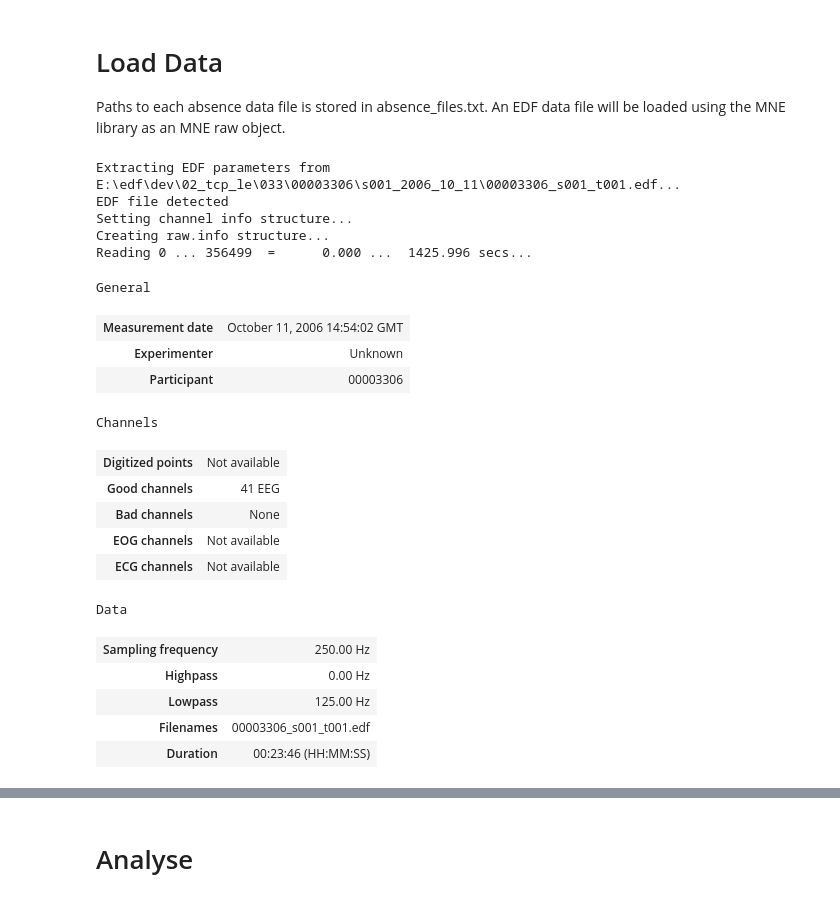
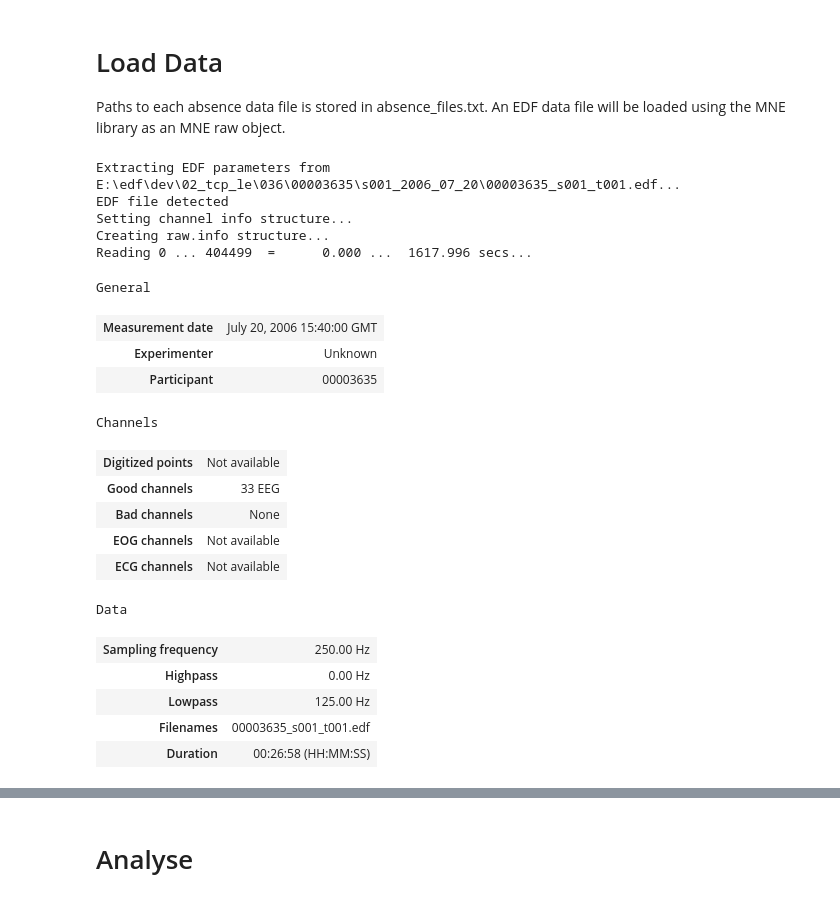
Before and after one commit to Loic017/TinyML-for-Epileptic-Seizures, a Jupyter notebook: eeg_absence_extracting.ipynb, the cells around one changed output, grey strips where cells are left out. Drawn from its saved outputs; the diff is of its cells as text; code cells hidden in the pictures.

```diff
--- a/eeg_absence_extracting.ipynb
+++ b/eeg_absence_extracting.ipynb
@@ -28,21 +37,21 @@ def loadData(seizure_idx):
     raw_edf = mne.io.read_raw_edf(ABSENCE_FILES_NAMES[seizure_idx])
     return raw_edf
 # %%
-raw_edf = loadData(0)
+raw_edf = loadData(1)
 raw_edf.load_data()
 # %% [output]
-Extracting EDF parameters from E:\edf\dev\02_tcp_le\033\00003306\s001_2006_10_11\00003306_s001_t001.edf...
+Extracting EDF parameters from E:\edf\dev\02_tcp_le\036\00003635\s001_2006_07_20\00003635_s001_t001.edf...
 EDF file detected
 Setting channel info structure...
 Creating raw.info structure...
-Reading 0 ... 356499  =      0.000 ...  1425.996 secs...
+Reading 0 ... 404499  =      0.000 ...  1617.996 secs...
 General
-| Measurement date | October 11, 2006 14:54:02 GMT |
+| Measurement date | July 20, 2006 15:40:00 GMT |
 | Experimenter | Unknown |
-| Participant | 00003306 |
+| Participant | 00003635 |
 Channels
 | Digitized points | Not available |
-| Good channels | 41 EEG |
+| Good channels | 33 EEG |
 | Bad channels | None |
 | EOG channels | Not available |
 | ECG channels | Not available |
@@ -50,8 +59,8 @@ Data
 | Sampling frequency | 250.00 Hz |
 | Highpass | 0.00 Hz |
 | Lowpass | 125.00 Hz |
-| Filenames | 00003306_s001_t001.edf |
-| Duration | 00:23:46 (HH:MM:SS) |
+| Filenames | 00003635_s001_t001.edf |
+| Duration | 00:26:58 (HH:MM:SS) |
 # %%
 #Plot Data
 %matplotlib qt
```
Also changed, not shown: parts of 11 cells of this notebook, 20 other files.
